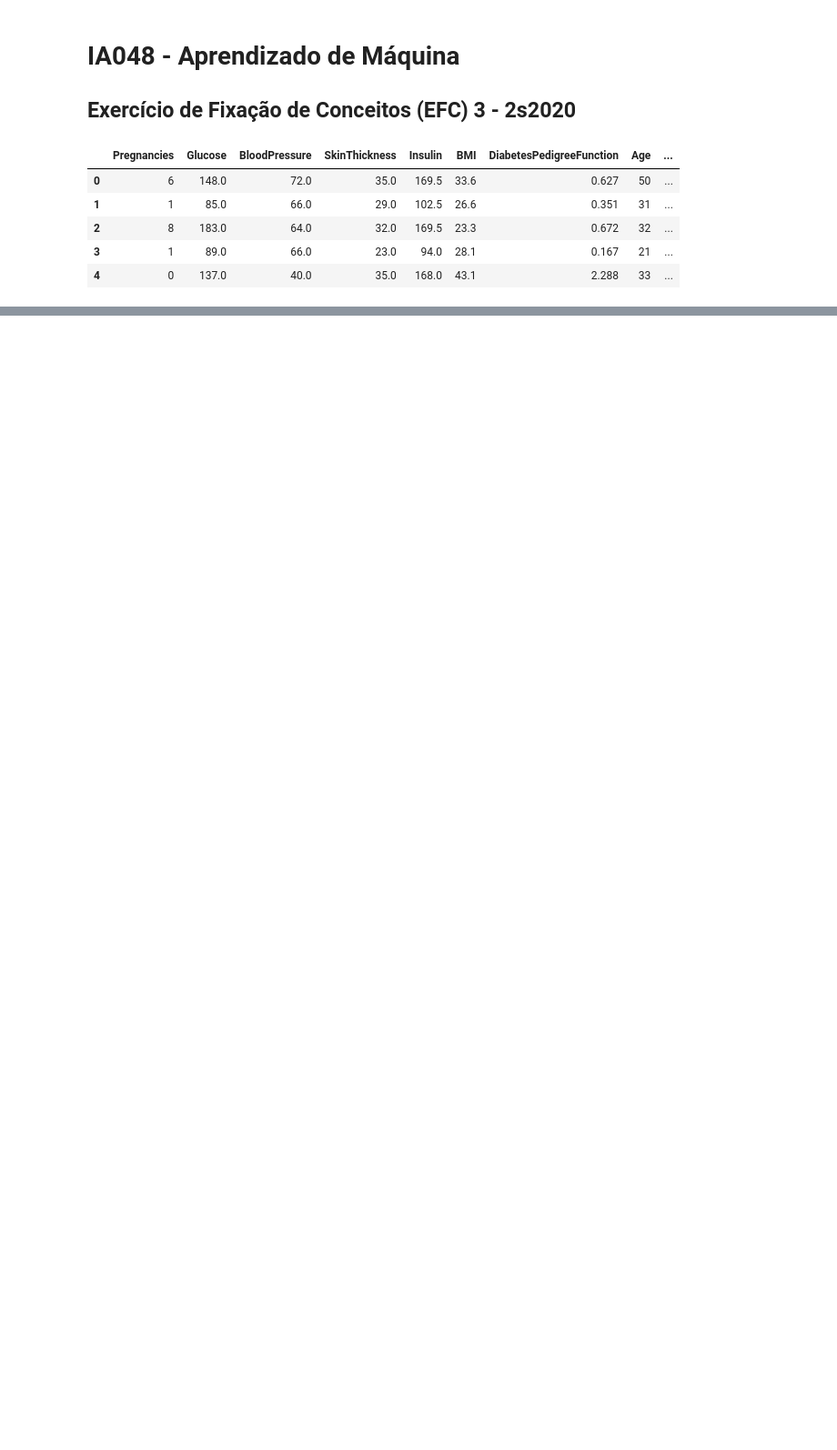
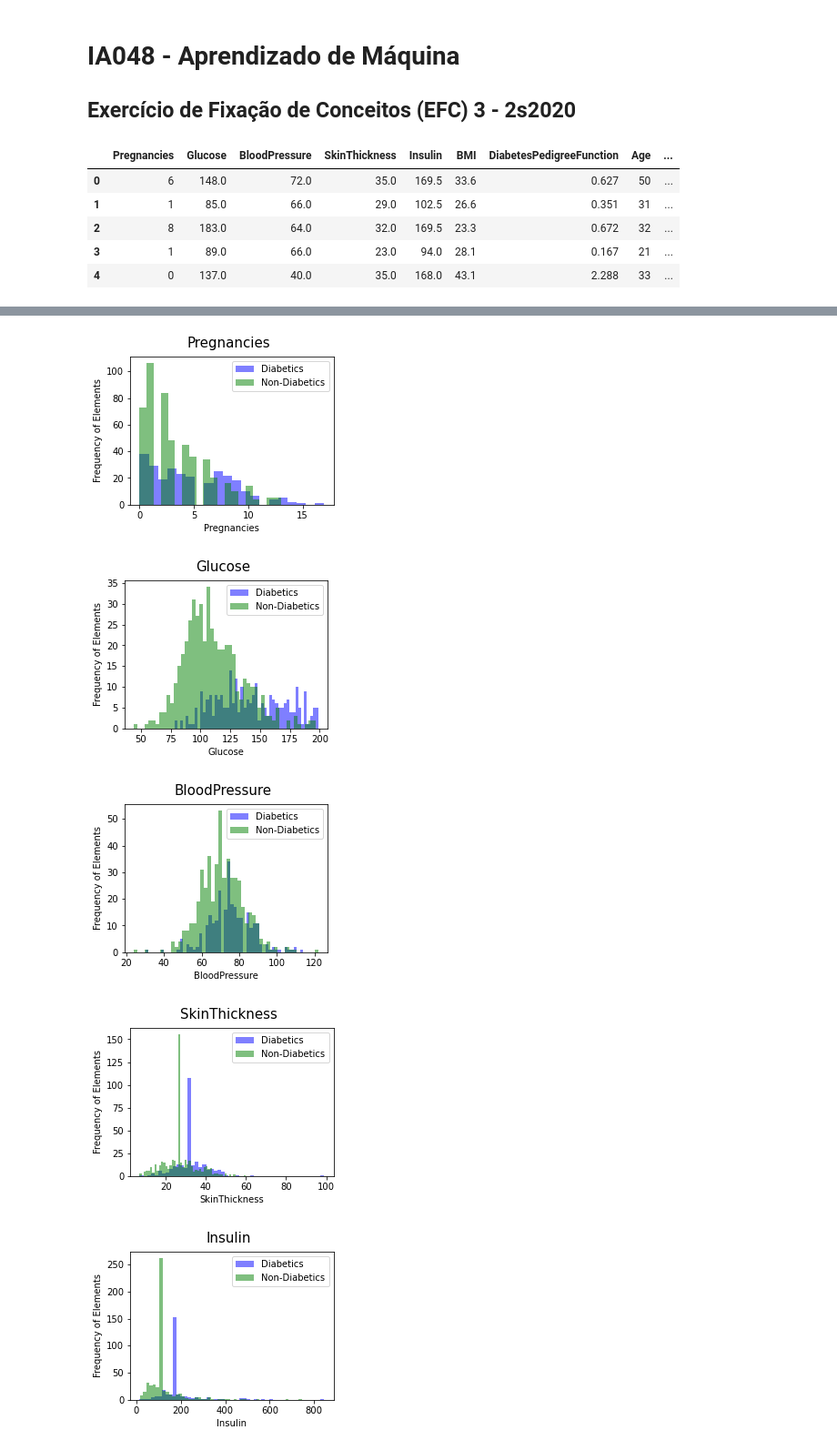
Before and after one commit to KalebRoncatti/Labs, a Jupyter notebook: EFC3/EFC3.ipynb, the cells around one changed output, grey strips where cells are left out. Shown at 91% size. Drawn from its saved outputs; the diff is of its cells as text; code cells hidden in the pictures; blank space fills up the shorter version.

```diff
--- a/EFC3/EFC3.ipynb
+++ b/EFC3/EFC3.ipynb
@@ -41,0 +48,25 @@ memory usage: 54.1 KB
+# %%
+diabet = data.loc[data["Outcome"] == 1]
+n_diabet = data.loc[data["Outcome"] == 0]
+# %%
+features = diabet.columns.tolist()
+# %%
+for k in features:
+    plt.figure(figsize=(4,3),facecolor='white',edgecolor='black')
+    if (k == "Pregnancies"):
+        plt.hist(diabet[k],bins=20,alpha=0.5,label='Diabetics',color='Blue')
+        plt.hist(n_diabet[k],bins=20,alpha=0.5,label='Non-Diabetics',color='Green')
+    else:
+        plt.hist(diabet[k],bins=50,alpha=0.5,label='Diabetics',color='Blue')
+        plt.hist(n_diabet[k],bins=50,alpha=0.5,label='Non-Diabetics',color='Green')
+    plt.legend(loc='upper right')
+    plt.suptitle(k, fontsize = 15)
+    plt.xlabel(k)
+    plt.ylabel("Frequency of Elements")
+    plt.show()
+# %% [output]
+[figure, added]
+[figure, added]
+[figure, added]
+[figure, added]
+[figure, added]
```
Also changed, not shown: parts of 9 cells of this notebook.
